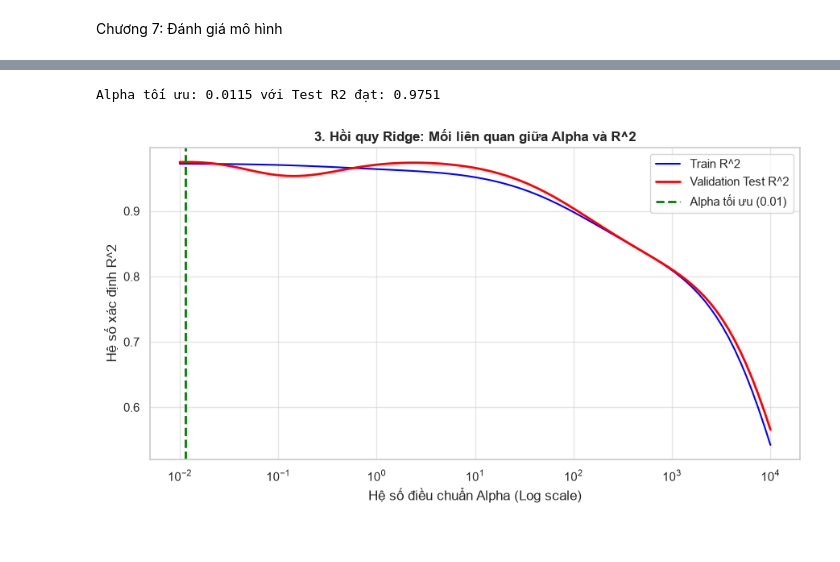
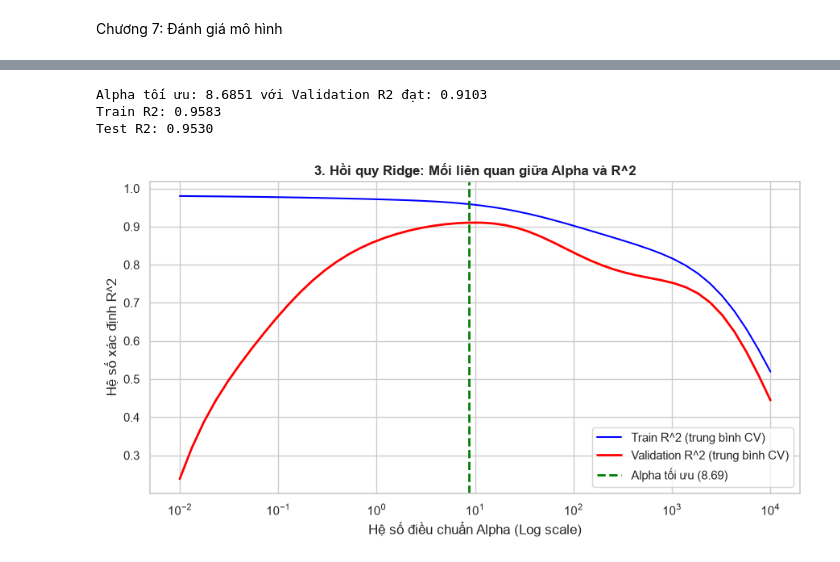
Before and after one commit to tienkhonggo1997-cpu/PhanTichTrucQuanDuLieu, a Jupyter notebook: Code_demo.ipynb, the cells around one changed output, grey strips where cells are left out. Drawn from its saved outputs; the diff is of its cells as text; code cells hidden in the pictures.

```diff
--- a/Code_demo.ipynb
+++ b/Code_demo.ipynb
@@ -709,69 +735,75 @@ import matplotlib.pyplot as plt
 import numpy as np
 import pandas as pd
 from sklearn.linear_model import Ridge
-from sklearn.model_selection import train_test_split
+from sklearn.model_selection import GroupKFold, validation_curve
+from sklearn.pipeline import Pipeline
 from sklearn.preprocessing import PolynomialFeatures, StandardScaler
 
-# Read Data
-Y = df['Quality of Sleep']
-X_data = df[
-    ['Sleep Duration', 'Stress Level', 'Heart Rate', 'Physical Activity Level']
-]
+# Dùng lại x_train, x_test, y_train, y_test, g_train đã chia theo hồ sơ
 
-x_train, x_test, y_train, y_test = train_test_split(
-    X_data, Y, test_size=0.3, random_state=42
+# 1. Pipeline: Chuẩn hóa dữ liệu -> Đa thức bậc 3 -> Ridge
+ridge_pipe = Pipeline([
+    ('scale', StandardScaler()),
+    ('polynomial', PolynomialFeatures(degree=3, include_bias=False)),
+    ('model', Ridge()),
+])
+
+# 2. Quét dãy alpha (Log scale) bằng 5-Fold CV, chỉ trên tập Train
+alphas = np.logspace(-2, 4, 50)
+cv_train_scores, cv_val_scores = validation_curve(
+    ridge_pipe,
+    x_train,
+    y_train,
+    param_name='model__alpha',
+    param_range=alphas,
+    cv=GroupKFold(n_splits=5),
+    groups=g_train,
 )
+r_train_scores = cv_train_scores.mean(axis=1)
+r_val_scores = cv_val_scores.mean(axis=1)
 
-# 1. Chuẩn hóa dữ liệu & Tạo biến đa thức bậc 3
-scaler = StandardScaler()
-x_tr_scaled = scaler.fit_transform(x_train)
-x_te_scaled = scaler.transform(x_test)
+# Tìm Alpha tối ưu theo điểm Validation
+best_idx = np.argmax(r_val_scores)
+best_alpha = alphas[best_idx]
 
-poly3 = PolynomialFeatures(degree=3, include_bias=False)
-x_tr_p3 = poly3.fit_transform(x_tr_scaled)
-x_te_p3 = poly3.transform(x_te_scaled)
+# 3. Huấn luyện lại với Alpha tối ưu, chấm một lần trên tập Test
+ridge_pipe.set_params(model__alpha=best_alpha).fit(x_train, y_train)
+print(
+    f'Alpha tối ưu: {best_alpha:.4f} với Validation R2 đạt: {r_val_scores[best_idx]:.4f}'
+)
+print(f'Train R2: {ridge_pipe.score(x_train, y_train):.4f}')
+print(f'Test R2: {ridge_pipe.score(x_test, y_test):.4f}')
 
-# 2. Tạo dãy leo thang alpha (Log scale)
-alphas = np.logspace(-2, 4, 100)
-r_train_scores, r_test_scores = [], []
-
-for a in alphas:
-  ridge_model = Ridge(alpha=a)
-  ridge_model.fit(x_tr_p3, y_train)
-  r_train_scores.append(ridge_model.score(x_tr_p3, y_train))
-  r_test_scores.append(ridge_model.score(x_te_p3, y_test))
-
-# Tìm Alpha tối ưu
-best_idx = np.argmax(r_test_scores)
-best_alpha = alphas[best_idx]
-print(
-    f'Alpha tối ưu: {best_alpha:.4f} với Test R2 đạt: {r_test_scores[best_idx]:.4f}'
-)
-
-# 3. Vẽ biểu đồ Mối liên quan Alpha và R^2
+# 4. Vẽ biểu đồ Mối liên quan Alpha và R^2
 plt.figure(figsize=(9, 5))
-plt.plot(alphas, r_train_scores, color='blue', label='Train R^2')
+plt.plot(alphas, r_train_scores, color='blue', label='Train R^2 (trung bình CV)')
 plt.plot(
-    alphas, r_test_scores, color='red', linewidth=2, label='Validation Test R^2'
+    alphas,
+    r_val_scores,
+    color='red',
+    linewidth=2,
+    label='Validation R^2 (trung bình CV)',
 )
 plt.xscale('log')
 plt.axvline(
     best_alpha,
     color='green',
     linestyle='--',
     linewidth=2,
     label=f'Alpha tối ưu ({best_alpha:.2f})',
 )
 plt.xlabel('Hệ số điều chuẩn Alpha (Log scale)')
 plt.ylabel('Hệ số xác định R^2')
 plt.title(
     '3. Hồi quy Ridge: Mối liên quan giữa Alpha và R^2',
     fontsize=12,
     fontweight='bold',
 )
 plt.legend()
 plt.tight_layout()
 plt.show()
 # %% [output]
-Alpha tối ưu: 0.0115 với Test R2 đạt: 0.9751
+Alpha tối ưu: 8.6851 với Validation R2 đạt: 0.9103
+Train R2: 0.9583
+Test R2: 0.9530
-[figure, old version]
+[figure, new version]
```
Also changed, not shown: parts of 13 cells of this notebook, 4 other files.
